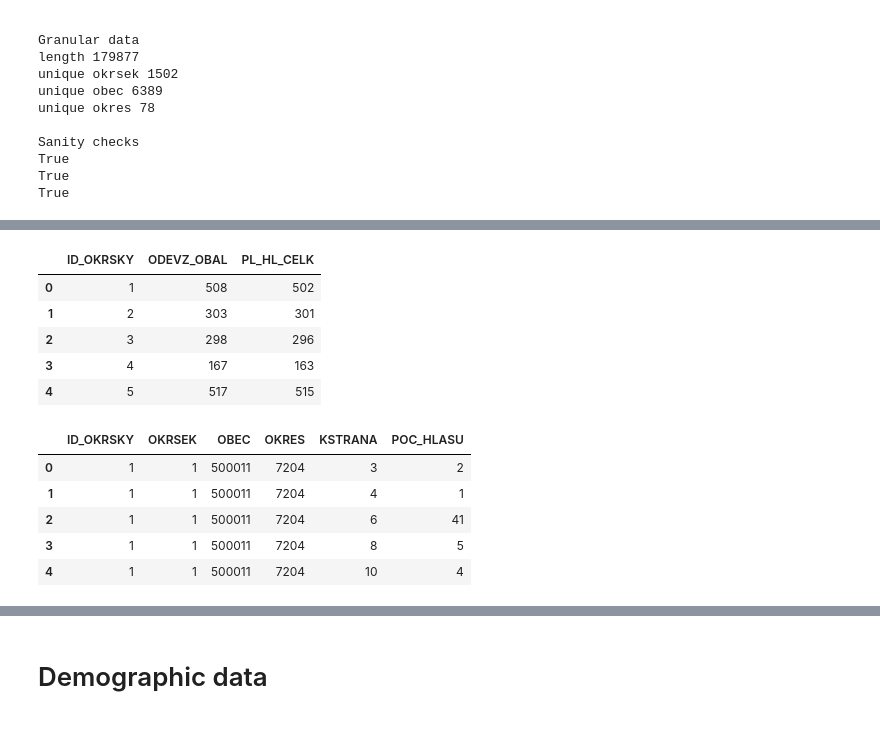
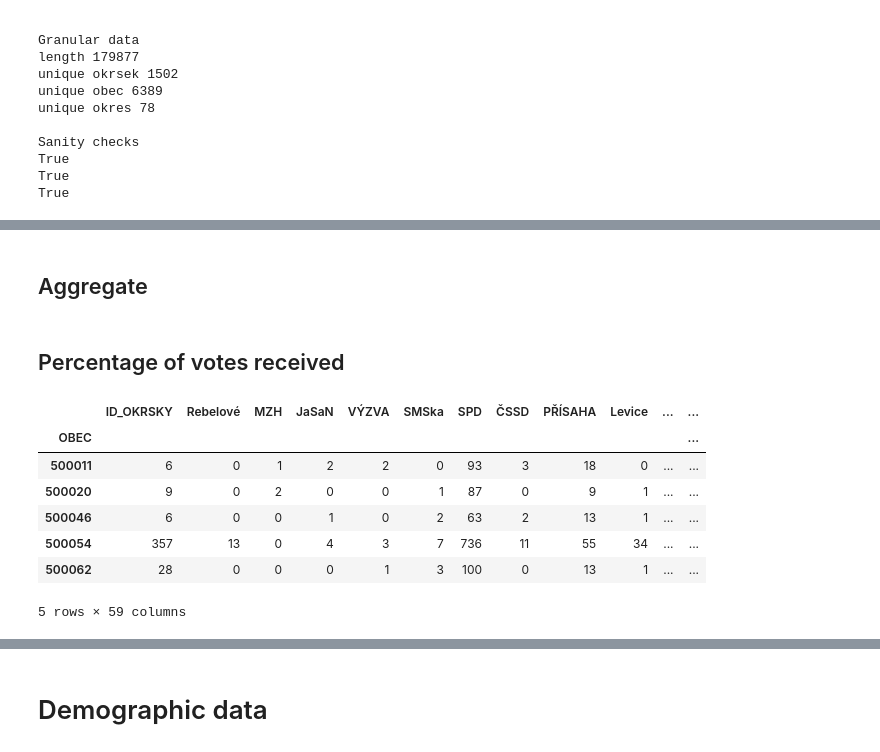
Before and after one commit to dominik-sv/election-analysis, a Jupyter notebook: data_preperation.ipynb, the cells around one changed output, grey strips where cells are left out. Saved outputs shown, nothing was run; the diff lists cells and outputs as text; code cells hidden in the pictures.

```diff
--- a/data_preperation.ipynb
+++ b/data_preperation.ipynb
@@ -49,0 +89,17 @@ df_gen = data_gen[['ID_OKRSKY', 'ODEVZ_OBAL', 'PL_HL_CELK']][data_gen['TYP_FORM'
+# %%
+subfolder_par = "party_info"
+path_par = os.path.join(folder, subfolder_par)
+
+file_path_pol = os.path.join(path_par, "pol_strany.csv")
+party_info = pd.read_csv(file_path_pol, sep=';')
+
+party_info = party_info[['Kandidátní listina.číslo', 'Kandidátní listina.název']][1:]
+party_info['Kandidátní listina.číslo'] = party_info['Kandidátní listina.číslo'].astype(int)
+party_info['Kandidátní listina.název'] = party_info['Kandidátní listina.název'].str.replace('\u200b', '', regex=False).str.strip()
+party_name_dict = dict(zip(party_info['Kandidátní listina.číslo'], party_info['Kandidátní listina.název']))
+# %%
+for col in df_okrsek.columns:
+    if col in party_name_dict:
+        df_okrsek = df_okrsek.rename(columns={col: party_name_dict[col]})
+
+df_okrsek.head()
@@ -50,9 +114,26 @@ df_gen = data_gen[['ID_OKRSKY', 'ODEVZ_OBAL', 'PL_HL_CELK']][data_gen['TYP_FORM'
+# %% [markdown]
+## Aggregate
+# %%
+df_okrsek = df_okrsek.drop(columns=['OKRSEK'])
+df_obec = (df_okrsek.groupby('OBEC')
+    .agg({col: ('sum' if col != 'OKRES' else 'first') for col in df_okrsek.columns}
+))
+# %% [markdown]
+## Percentage of votes received
+# %%
+non_party_col = ['OBEC', 'OKRES', 'ODEVZ_OBAL', 'PL_HL_CELK']
+for col in df_obec.columns:
+    if col not in non_party_col:
+        df_obec[f"{col}_%"] = df_obec[col] / df_obec["PL_HL_CELK"] * 100
+df_obec["NEPL_HLASY_%"] = 1 - df_obec["PL_HL_CELK"] / df_obec["ODEVZ_OBAL"]
 # %%
-df_gen.head()
+df_obec.head()
 # %% [output]
-|  | ID_OKRSKY | ODEVZ_OBAL | PL_HL_CELK |
-| 0 | 1 | 508 | 502 |
-| 1 | 2 | 303 | 301 |
-| 2 | 3 | 298 | 296 |
-| 3 | 4 | 167 | 163 |
-| 4 | 5 | 517 | 515 |
+|  | ID_OKRSKY | Rebelové | MZH | JaSaN | VÝZVA | SMSka | SPD | ČSSD | PŘÍSAHA | Levice | ... | ... |
+| OBEC |  |  |  |  |  |  |  |  |  |  |  | ... |
+| 500011 | 6 | 0 | 1 | 2 | 2 | 0 | 93 | 3 | 18 | 0 | ... | ... |
+| 500020 | 9 | 0 | 2 | 0 | 0 | 1 | 87 | 0 | 9 | 1 | ... | ... |
+| 500046 | 6 | 0 | 0 | 1 | 0 | 2 | 63 | 2 | 13 | 1 | ... | ... |
+| 500054 | 357 | 13 | 0 | 4 | 3 | 7 | 736 | 11 | 55 | 34 | ... | ... |
+| 500062 | 28 | 0 | 0 | 0 | 1 | 3 | 100 | 0 | 13 | 1 | ... | ... |
+5 rows × 59 columns
@@ -61,9 +139,0 @@ df_gran = data_gran[['ID_OKRSKY', 'OKRSEK', 'OBEC', 'OKRES', 'KSTRANA', 'POC_HLA
-# %%
-df_gran.head()
-# %% [output]
-|  | ID_OKRSKY | OKRSEK | OBEC | OKRES | KSTRANA | POC_HLASU |
-| 0 | 1 | 1 | 500011 | 7204 | 3 | 2 |
-| 1 | 1 | 1 | 500011 | 7204 | 4 | 1 |
-| 2 | 1 | 1 | 500011 | 7204 | 6 | 41 |
-| 3 | 1 | 1 | 500011 | 7204 | 8 | 5 |
-| 4 | 1 | 1 | 500011 | 7204 | 10 | 4 |
```
Also changed, not shown: parts of 26 cells of this notebook, 27 other files.
